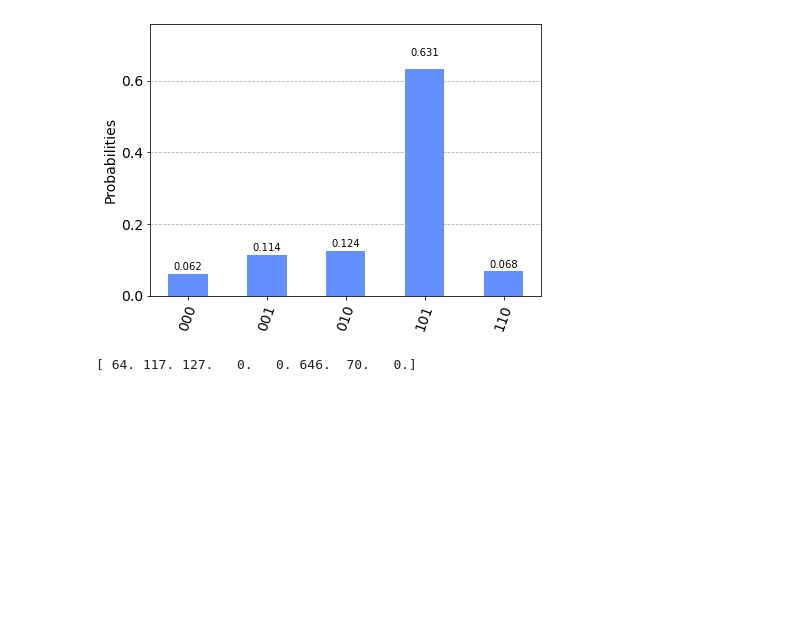
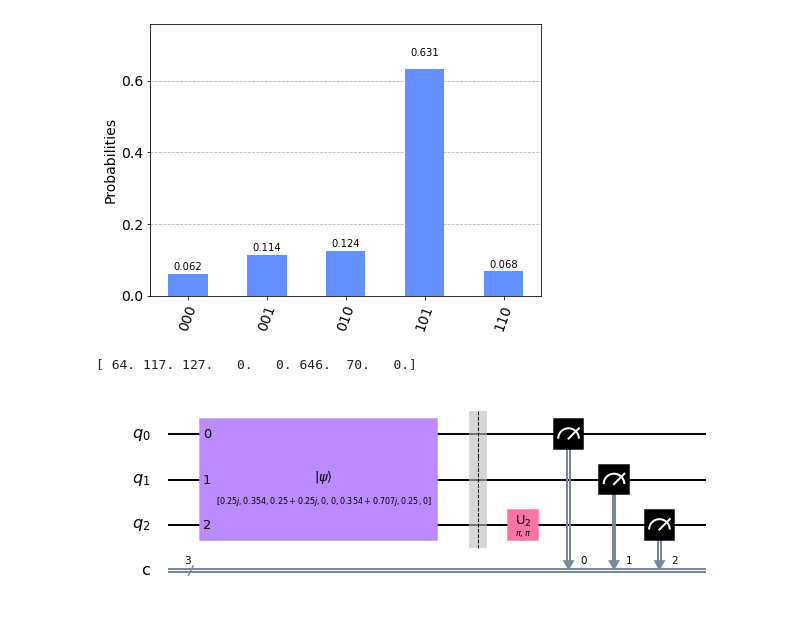
Before and after one commit to LuukCoopmans/Qiskit-Hackathon-QIP, a Jupyter notebook: initialise_and_measure.ipynb, the cells around one changed output. Cells and saved outputs as stored; diff of their text form; code cells hidden in the pictures; blank space fills up the shorter version.

```diff
--- a/initialise_and_measure.ipynb
+++ b/initialise_and_measure.ipynb
@@ -75,3 +75,22 @@ for k in range(2**n):
 print(probability_vector)
 # %% [output]
 [ 64. 117. 127.   0.   0. 646.  70.   0.]
+# %%
+n = 3
+shots0 = 1024
+
+# Create a Quantum Circuit
+meas_phi = QuantumCircuit(n, n)
+meas_phi.barrier(range(n))
+meas_phi.u2(np.pi, np.pi, n-1)
+# map the quantum measurement to the classical bits
+meas_phi.measure(range(n), range(n))
+
+# The Qiskit circuit object supports composition using
+# the addition operator.
+qc_phi = qc_init + meas_phi
+
+#drawing the circuit
+qc_phi.draw('mpl')
+# %% [output]
+[figure, added]
```
